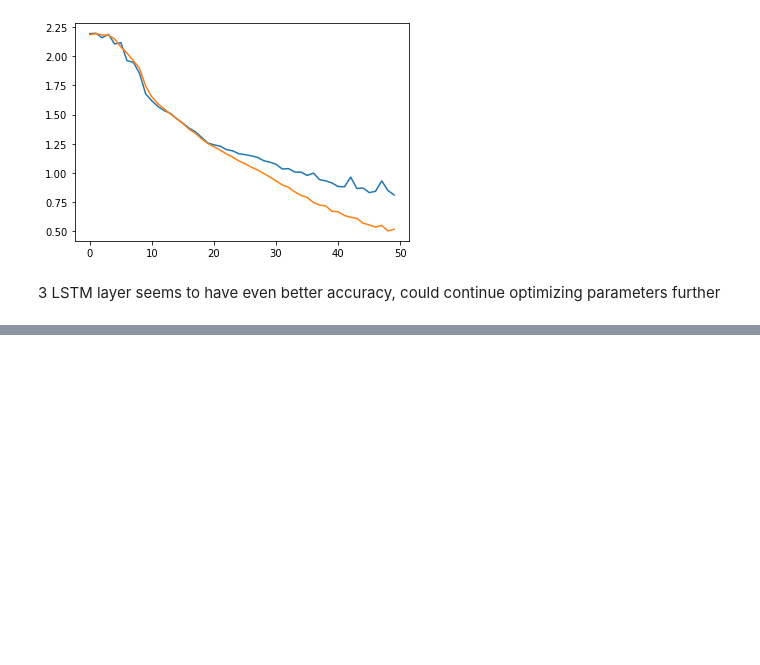
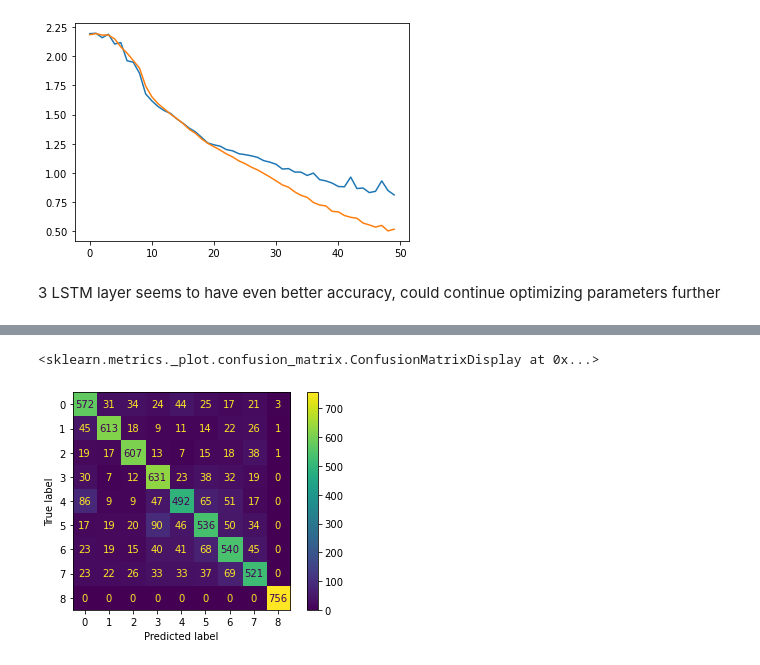
Before and after one commit to apple-soda/lstm-nfkb-dynamics, a Jupyter notebook: notebooks/sandbox.ipynb, the cells around one changed output, grey strips where cells are left out. Saved outputs shown, nothing was run; the diff lists cells and outputs as text; code cells hidden in the pictures; blank space fills up the shorter version.

```diff
--- a/notebooks/sandbox.ipynb
+++ b/notebooks/sandbox.ipynb
@@ -175,0 +204,8 @@ plt.plot(trainer.train_losses)
+# %%
+confusion = sklearn.metrics.confusion_matrix(dic["y_true"], dic["y_pred"])
+plot = sklearn.metrics.ConfusionMatrixDisplay(confusion)
+# %%
+plot.plot()
+# %% [output]
+<sklearn.metrics._plot.confusion_matrix.ConfusionMatrixDisplay at 0x...>
+[figure, added]
```
Also changed, not shown: parts of 8 cells of this notebook, 7 other files.
